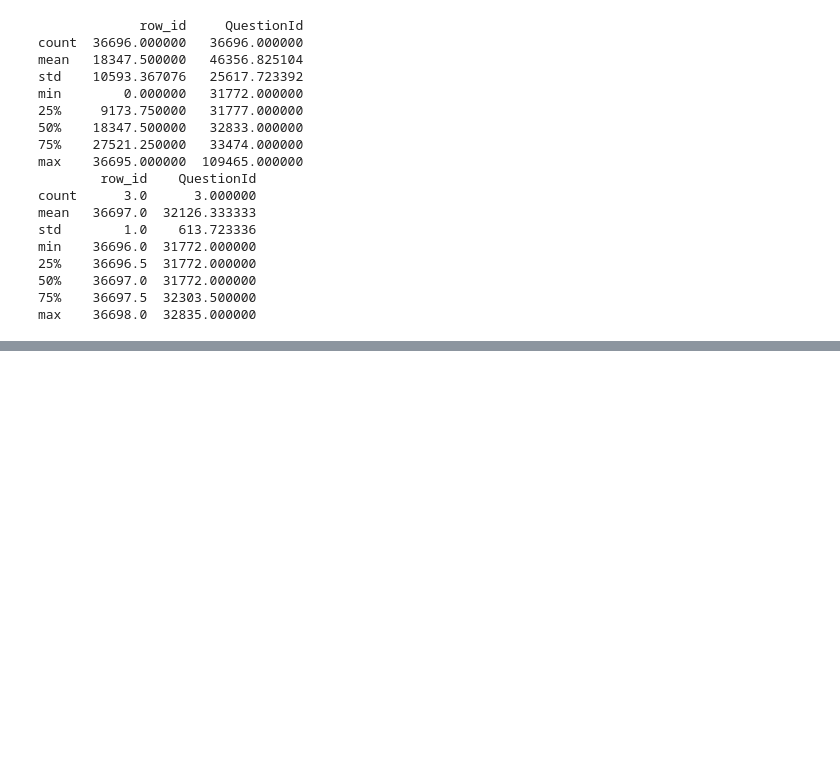
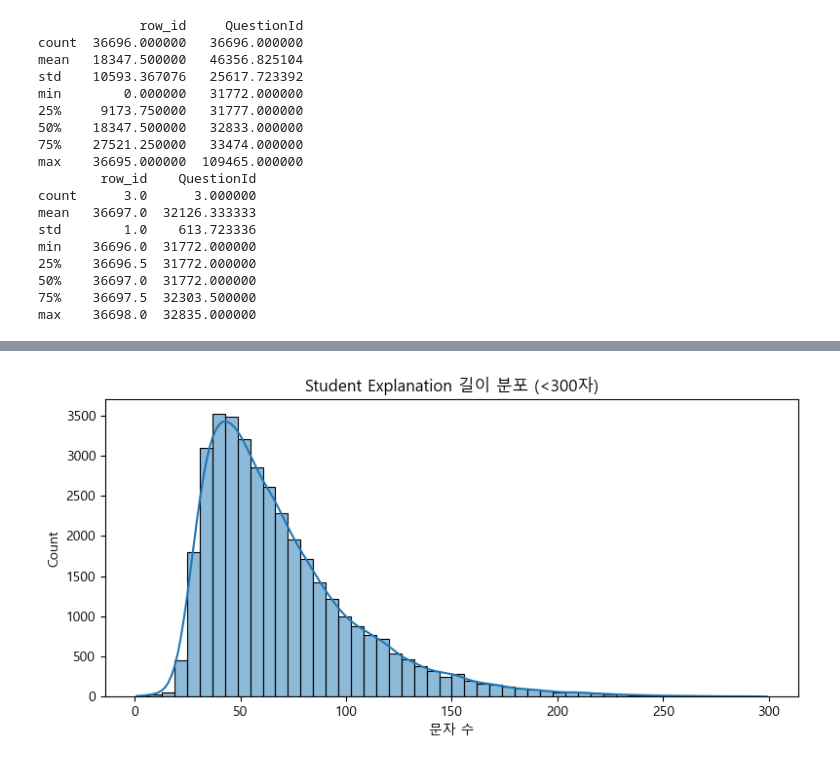
Before and after one commit to hyunjiiiiiiii/25-2_NLP, a Jupyter notebook: notebooks/01_eda.ipynb, the cells around one changed output, grey strips where cells are left out. Cells and saved outputs as stored; diff of their text form; code cells hidden in the pictures; blank space fills up the shorter version.

```diff
--- a/notebooks/01_eda.ipynb
+++ b/notebooks/01_eda.ipynb
@@ -92,0 +321,9 @@ max    36698.0  32835.000000
+# %%
+plt.figure()
+sns.histplot(train[train["exp_len"] < 300]["exp_len"], bins=50, kde=True)
+plt.title("Student Explanation 길이 분포 (<300자)")
+plt.xlabel("문자 수")
+plt.tight_layout()
+plt.show()
+# %% [output]
+[figure, added]
```
Also changed, not shown: parts of 26 cells of this notebook.
